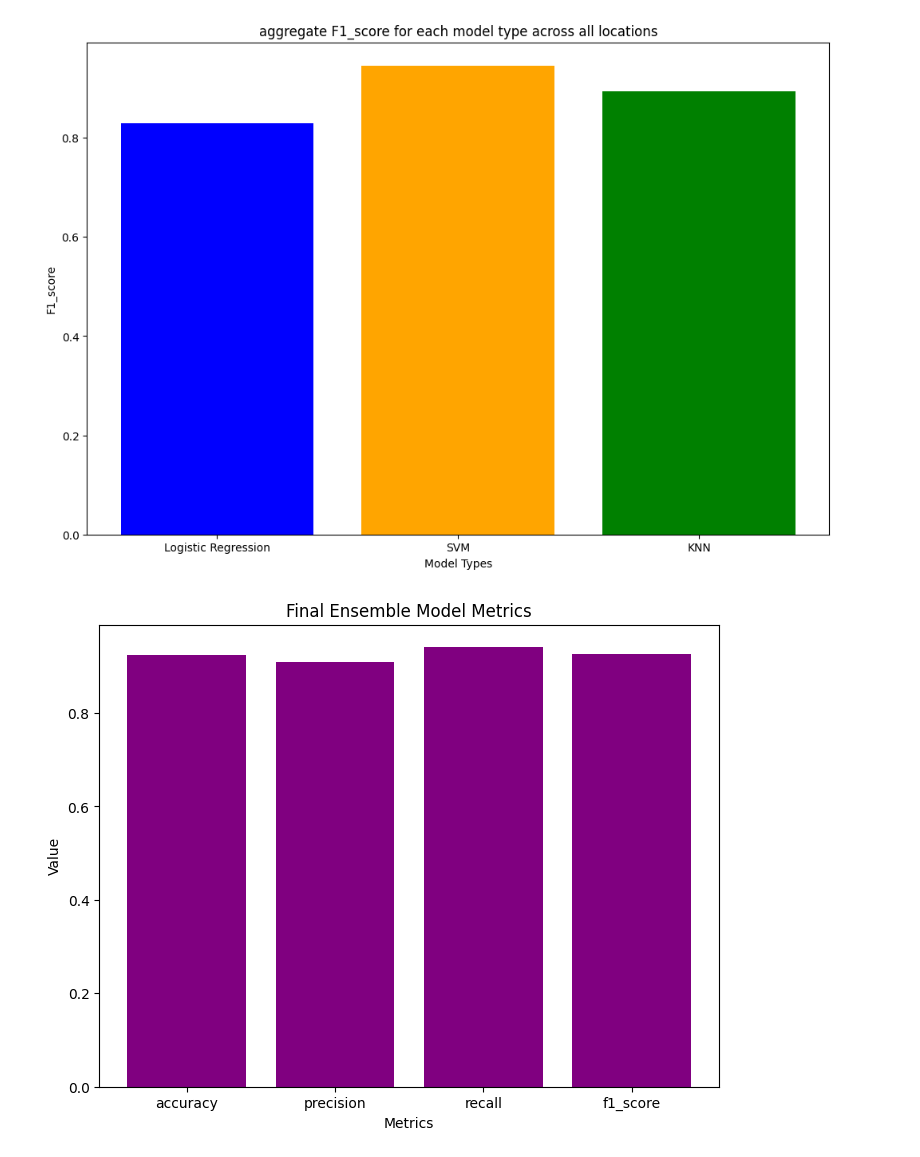
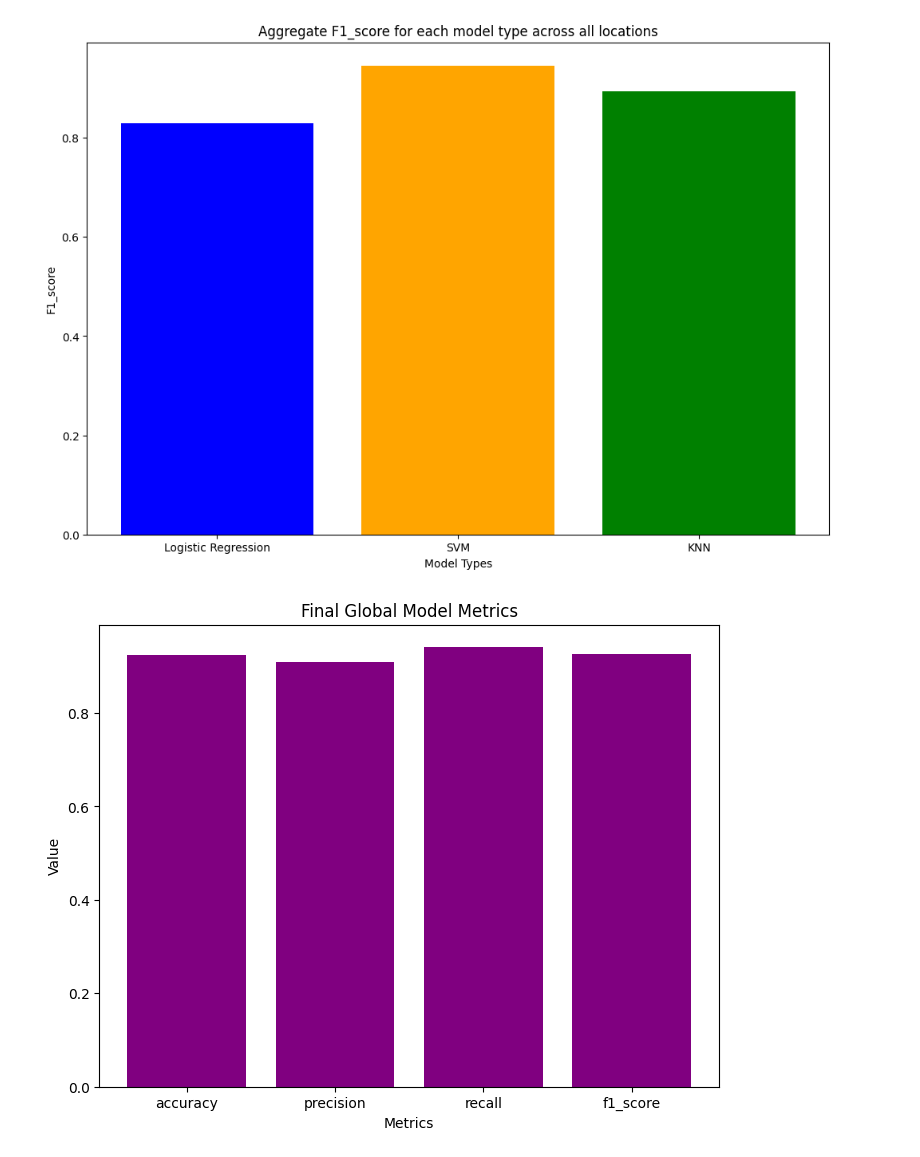
Before and after one commit to elsunais6167/oilpipeline, a Jupyter notebook: fdl-6.ipynb, the cells around one changed output. Drawn from its saved outputs; the diff is of its cells as text; code cells hidden in the pictures.

```diff
--- a/fdl-6.ipynb
+++ b/fdl-6.ipynb
@@ -106,7 +106,7 @@ for loc_metrics in all_metrics.values():
 # Calculate aggregate metrics for each model type
 aggregate_model_type_metrics = {model: {metric: np.mean(values) for metric, values in metrics.items()} for model, metrics in model_type_metrics.items()}
 
-print("\naggregate metrics for each model type across all locations:")
+print("\nAggregate metrics for each model type across all locations:")
 for model, metrics in aggregate_model_type_metrics.items():
     print(f"Model: {model}, Metrics: {metrics}")
 
@@ -151,7 +151,7 @@ def plot_aggregate_model_metrics(aggregate_model_type_metrics, metric_name):
 
     plt.xlabel('Model Types')
     plt.ylabel(metric_name.capitalize())
-    plt.title(f'aggregate {metric_name.capitalize()} for each model type across all locations')
+    plt.title(f'Aggregate {metric_name.capitalize()} for each model type across all locations')
     plt.show()
 
 # Plot accuracy, precision, recall, and F1 score using line graphs
@@ -175,7 +175,7 @@ def plot_final_ensemble_metrics(final_metrics):
 
     plt.xlabel('Metrics')
     plt.ylabel('Value')
-    plt.title('Final Ensemble Model Metrics')
+    plt.title('Final Global Model Metrics')
     plt.show()
 
 # Plot final ensemble metrics
@@ -207,9 +207,9 @@ Final Aggregated Model Metrics - Accuracy: 0.92365, Precision: 0.909908764344978
 [figure]
 [figure]
 [figure]
 [figure]
 [figure]
 [figure]
 [figure]
 [figure]
-[figure, old version]
+[figure, new version]
```
Also changed, not shown: parts of 1 cell of this notebook, 11 other files.
